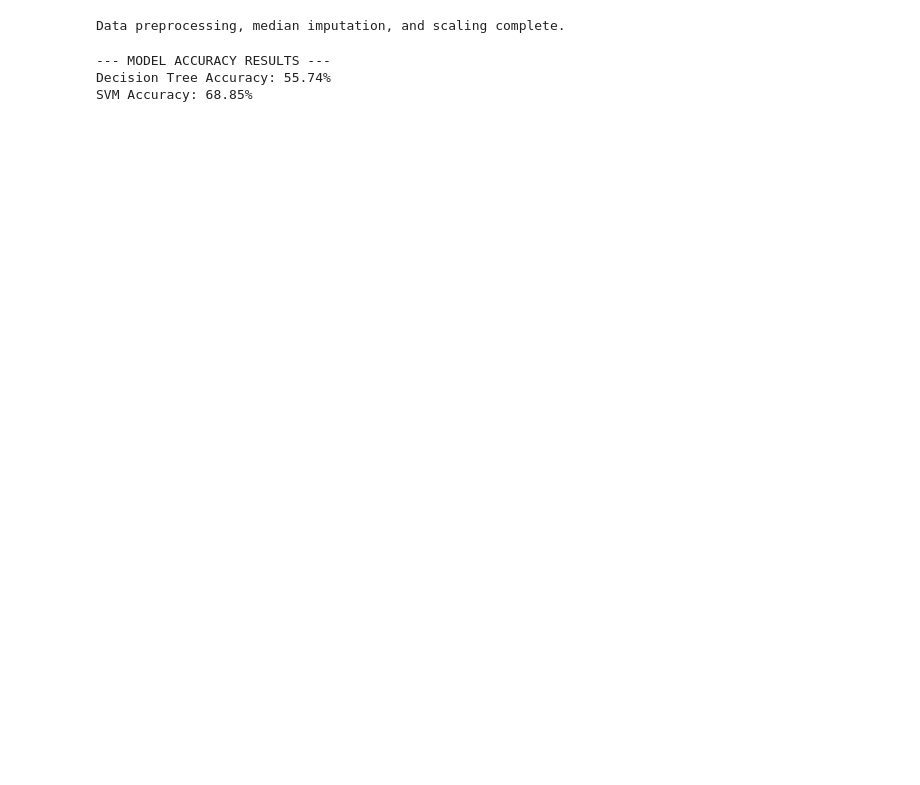
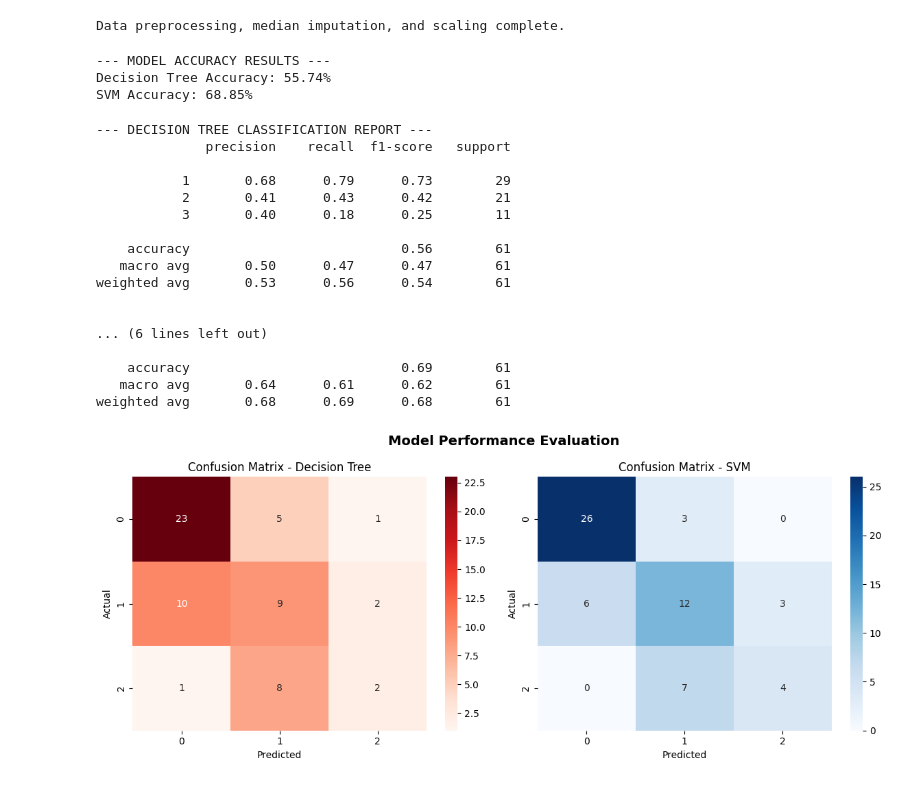
Before and after one commit to Erol-Sevenk/PatternRecognition, a Jupyter notebook: project.ipynb, the cells around one changed output. Cells and saved outputs as stored; diff of their text form; code cells hidden in the pictures; blank space fills up the shorter version.

Commit message:
add confusion matrix and classification reports for model evaluation

```diff
--- a/project.ipynb
+++ b/project.ipynb
@@ -61,3 +61,51 @@ print(f"SVM Accuracy: {svm_accuracy * 100:.2f}%")
 --- MODEL ACCURACY RESULTS ---
 Decision Tree Accuracy: 55.74%
 SVM Accuracy: 68.85%
+# %%
+from sklearn.metrics import confusion_matrix, classification_report
+import matplotlib.pyplot as plt
+import seaborn as sns
+
+dt_preds = dt_model.predict(X_test)
+svm_preds = svm_model.predict(X_test)
+
+print("--- DECISION TREE CLASSIFICATION REPORT ---")
+print(classification_report(y_test, dt_preds))
+
+print("\n--- SVM CLASSIFICATION REPORT ---")
+print(classification_report(y_test, svm_preds))
+
+fig, axes = plt.subplots(1, 2, figsize=(12, 5))
+fig.suptitle('Model Performance Evaluation', fontsize=14, fontweight='bold')
+
+sns.heatmap(confusion_matrix(y_test, dt_preds), annot=True, fmt='d', cmap='Reds', ax=axes[0])
+axes[0].set_title('Confusion Matrix - Decision Tree')
+axes[0].set_ylabel('Actual')
+axes[0].set_xlabel('Predicted')
+
+sns.heatmap(confusion_matrix(y_test, svm_preds), annot=True, fmt='d', cmap='Blues', ax=axes[1])
+axes[1].set_title('Confusion Matrix - SVM')
+axes[1].set_ylabel('Actual')
+axes[1].set_xlabel('Predicted')
+
+plt.tight_layout()
+plt.show()
+# %% [output]
+--- DECISION TREE CLASSIFICATION REPORT ---
+              precision    recall  f1-score   support
+
+           1       0.68      0.79      0.73        29
+           2       0.41      0.43      0.42        21
+           3       0.40      0.18      0.25        11
+
+    accuracy                           0.56        61
+   macro avg       0.50      0.47      0.47        61
+weighted avg       0.53      0.56      0.54        61
+
+
+... (6 lines left out)
+
+    accuracy                           0.69        61
+   macro avg       0.64      0.61      0.62        61
+weighted avg       0.68      0.69      0.68        61
+[figure, added]
```
